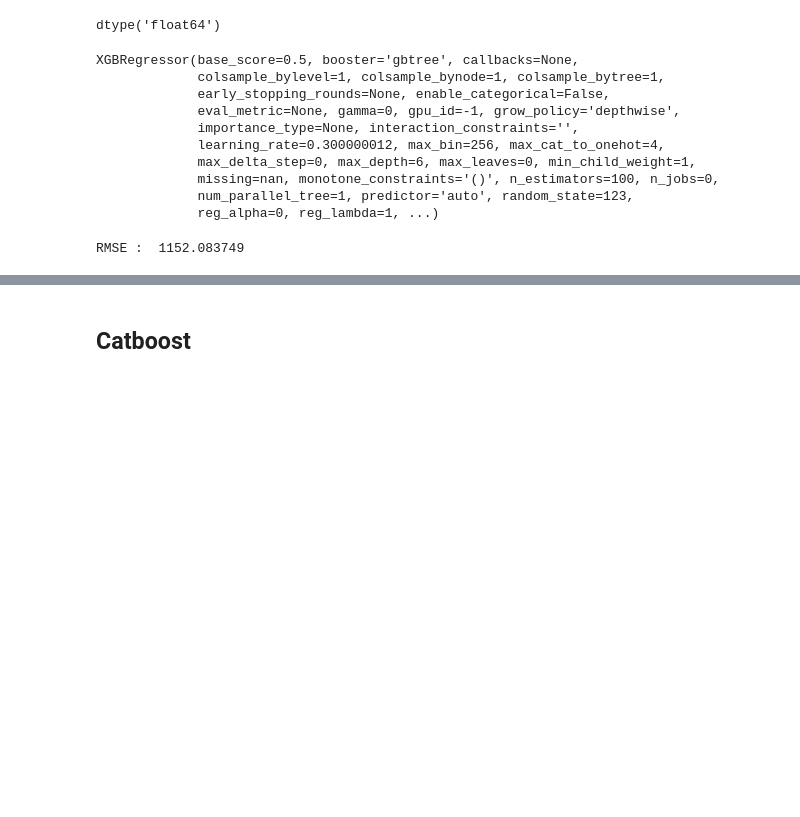
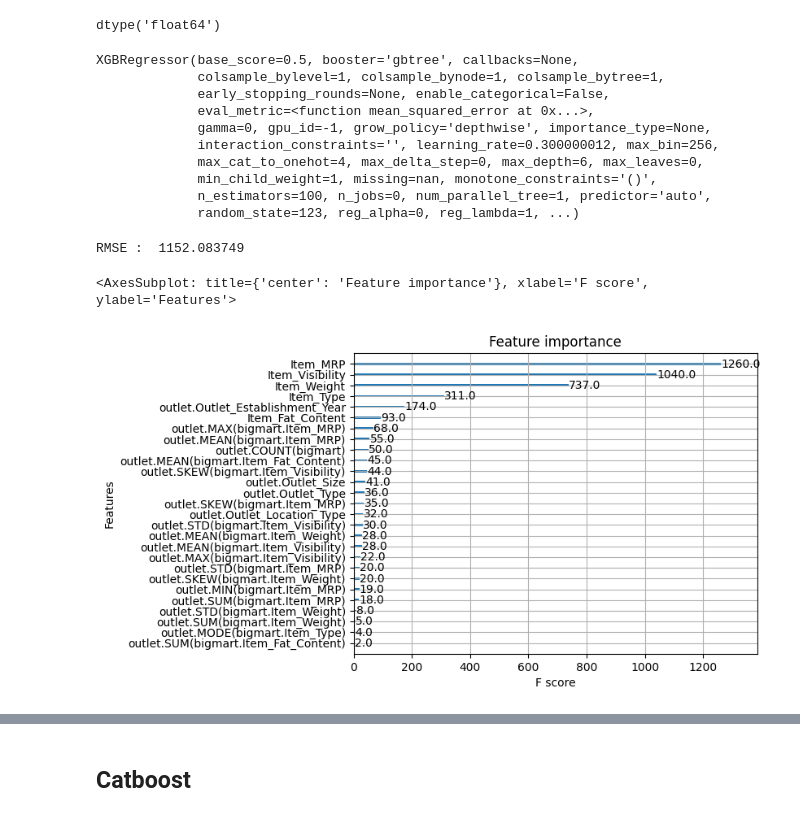
Before and after one commit to ArindamBanerji/feature-eng-eda-recipes, a Jupyter notebook: notebooks/feat_eng_select/ftoola-example.ipynb, the cells around one changed output, grey strips where cells are left out. Cells and saved outputs as stored; diff of their text form; code cells hidden in the pictures; blank space fills up the shorter version.

```diff
--- a/notebooks/feat_eng_select/ftoola-example.ipynb
+++ b/notebooks/feat_eng_select/ftoola-example.ipynb
@@ -516,7 +520,7 @@ sales.dtypes
 dtype('float64')
 # %%
 # Instantiation
-xgb_r = xg.XGBRegressor(objective ='reg:squarederror',
+xgb_r = xg.XGBRegressor(eval_metric = MSE,
                   n_estimators = 100, seed = 123)
 # %%
 # Fitting the model
@@ -525,13 +529,13 @@ xgb_r.fit(xtrain_xgb, ytrain_xgb)
 XGBRegressor(base_score=0.5, booster='gbtree', callbacks=None,
              colsample_bylevel=1, colsample_bynode=1, colsample_bytree=1,
              early_stopping_rounds=None, enable_categorical=False,
-             eval_metric=None, gamma=0, gpu_id=-1, grow_policy='depthwise',
-             importance_type=None, interaction_constraints='',
-             learning_rate=0.300000012, max_bin=256, max_cat_to_onehot=4,
-             max_delta_step=0, max_depth=6, max_leaves=0, min_child_weight=1,
-             missing=nan, monotone_constraints='()', n_estimators=100, n_jobs=0,
-             num_parallel_tree=1, predictor='auto', random_state=123,
-             reg_alpha=0, reg_lambda=1, ...)
+             eval_metric=<function mean_squared_error at 0x...>,
+             gamma=0, gpu_id=-1, grow_policy='depthwise', importance_type=None,
+             interaction_constraints='', learning_rate=0.300000012, max_bin=256,
+             max_cat_to_onehot=4, max_delta_step=0, max_depth=6, max_leaves=0,
+             min_child_weight=1, missing=nan, monotone_constraints='()',
+             n_estimators=100, n_jobs=0, num_parallel_tree=1, predictor='auto',
+             random_state=123, reg_alpha=0, reg_lambda=1, ...)
 # %%
 # Predict the model
 pred = xgb_r.predict(xvalid_xgb)
@@ -541,3 +545,8 @@ rmse = np.sqrt(MSE(yvalid_xgb, pred))
 print("RMSE : % f" %(rmse))
 # %% [output]
 RMSE :  1152.083749
+# %%
+xg.plot_importance(xgb_r)
+# %% [output]
+<AxesSubplot: title={'center': 'Feature importance'}, xlabel='F score', ylabel='Features'>
+[figure, added]
```
Also changed, not shown: parts of 6 cells of this notebook, 10 other files.
